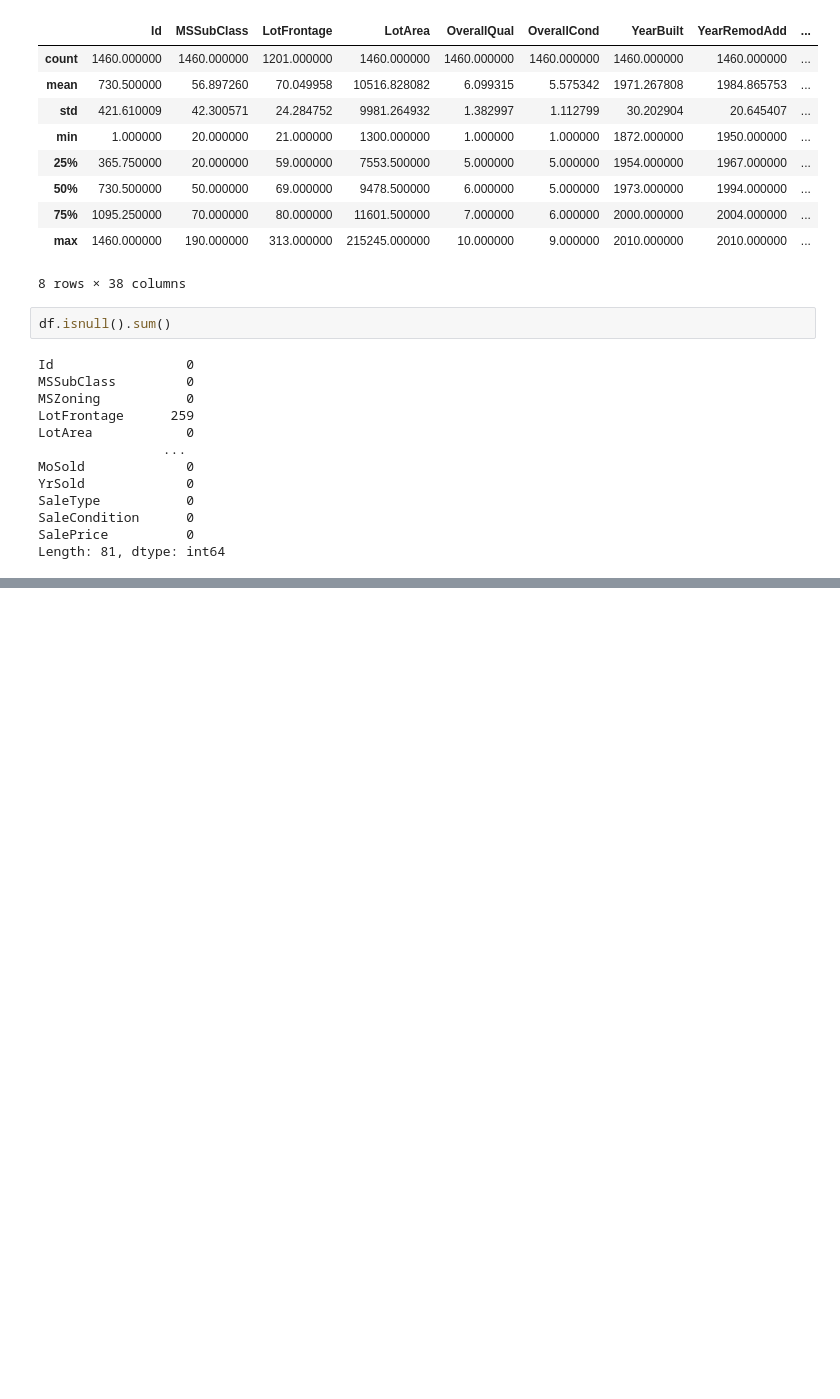
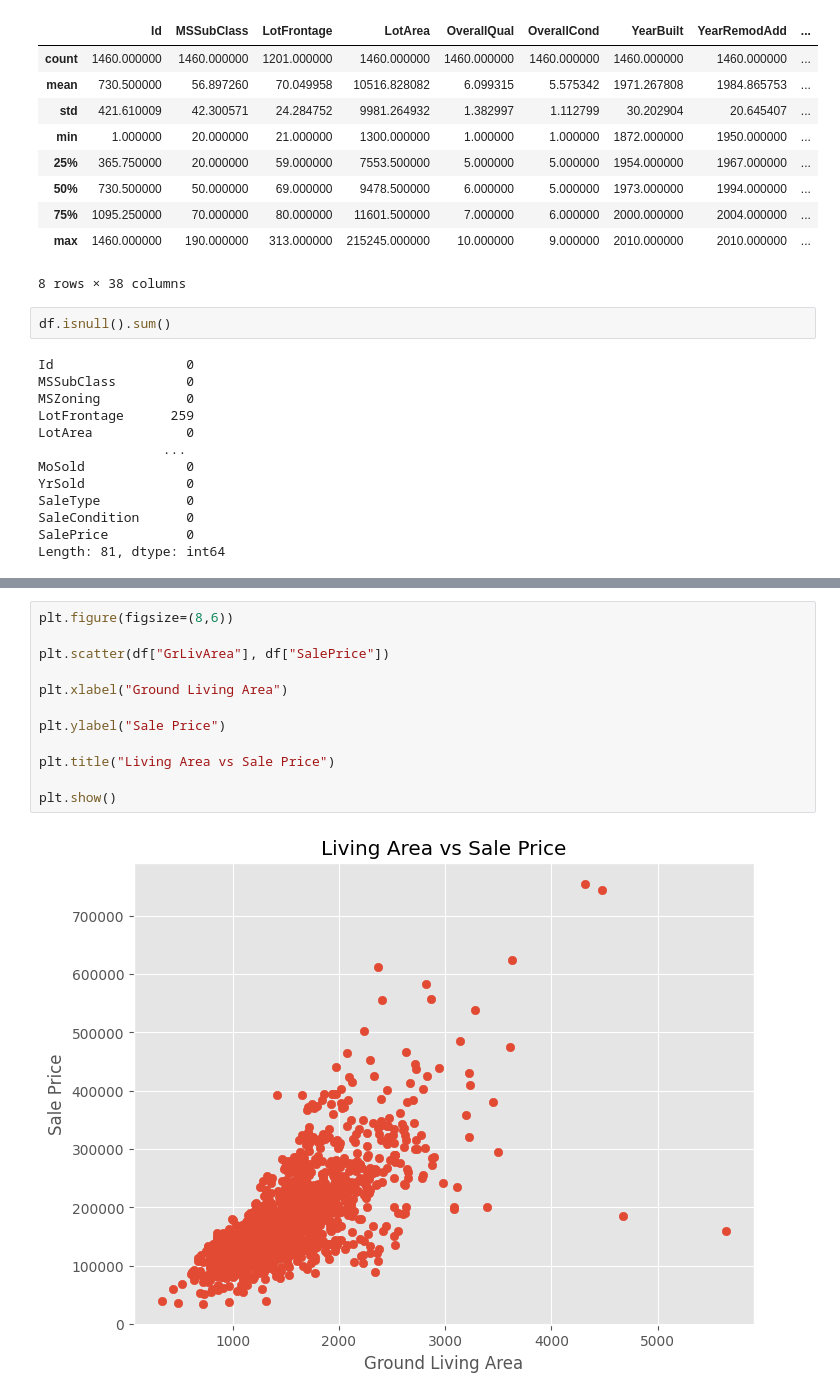
Before and after one commit to pooniaaryan/house-price-prediction-ml, a Jupyter notebook: notebooks/House_Price_Prediction.ipynb, the cells around one changed output, grey strips where cells are left out. Drawn from its saved outputs; the diff is of its cells as text; blank space fills up the shorter version.

```diff
--- a/notebooks/House_Price_Prediction.ipynb
+++ b/notebooks/House_Price_Prediction.ipynb
@@ -116,0 +262,14 @@ Length: 81, dtype: int64
+# %%
+plt.figure(figsize=(8,6))
+
+plt.scatter(df["GrLivArea"], df["SalePrice"])
+
+plt.xlabel("Ground Living Area")
+
+plt.ylabel("Sale Price")
+
+plt.title("Living Area vs Sale Price")
+
+plt.show()
+# %% [output]
+[figure, added]
```
Also changed, not shown: parts of 11 cells of this notebook.
